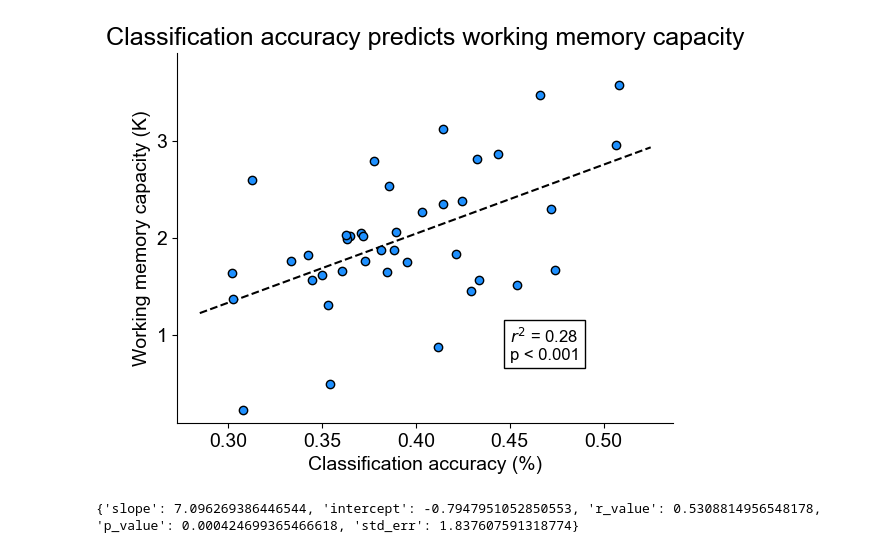
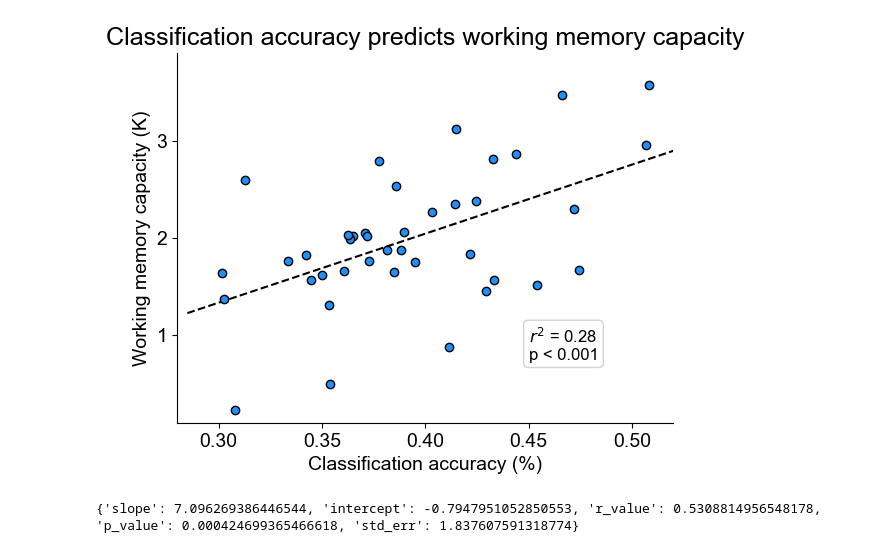
Before and after one commit to WilliamThyer/Thyer-et-al-2021, a Jupyter notebook: decode_load_acc_and_k.ipynb, the cells around one changed output. Drawn from its saved outputs; the diff is of its cells as text; code cells hidden in the pictures.

```diff
--- a/decode_load_acc_and_k.ipynb
+++ b/decode_load_acc_and_k.ipynb
@@ -169,7 +169,7 @@ def plot_corr(x: list, y: list, plot_title = None, x_variable_name = 'X Variable
     p_value_round = round(p_value,4)
     if stats_text:
         stats_string = f'$r^2$ = {r_value_round}\np < 0.001'
-        plt.text(.45,.75,stats_string,fontsize=12,bbox=dict(facecolor='none', edgecolor='k'))
+        plt.text(.45,.75,stats_string,fontsize=12,bbox=dict(facecolor='none', edgecolor='lightgrey', boxstyle='round'))
 
     if plot_title:
         full_title = (plot_title)
@@ -186,15 +186,20 @@ def plot_corr(x: list, y: list, plot_title = None, x_variable_name = 'X Variable
 
     plt.yticks(np.arange(0,4,1))
     plt.ylim([0.1,3.9])
+    plt.xlim([.28,.52])
 
     return stats
 # %%
 accs = np.mean(np.mean(interp.acc[:,interp.t>0],2),1).T
-stats = plot_corr(list(accs),list(interp.k),plot_title='Classification accuracy predicts working memory capacity',x_variable_name='Classification accuracy (%)',y_variable_name='Working memory capacity (K)')
+stats = plot_corr(
+    list(accs),list(interp.k),
+    plot_title='Classification accuracy predicts working memory capacity',
+    x_variable_name='Classification accuracy (%)',
+    y_variable_name='Working memory capacity (K)')
 plt.savefig('output/figures/classification_acc_k_corr.png',dpi=500)
 plt.savefig('output/figures/classification_acc_k_corr.pdf',dpi=500)
 plt.show()
 print(stats)
 # %% [output]
-[figure, old version]
+[figure, new version]
 {'slope': 7.096269386446544, 'intercept': -0.7947951052850553, 'r_value': 0.5308814956548178, 'p_value': 0.000424699365466618, 'std_err': 1.837607591318774}
```
Also changed, not shown: 5 other files.
